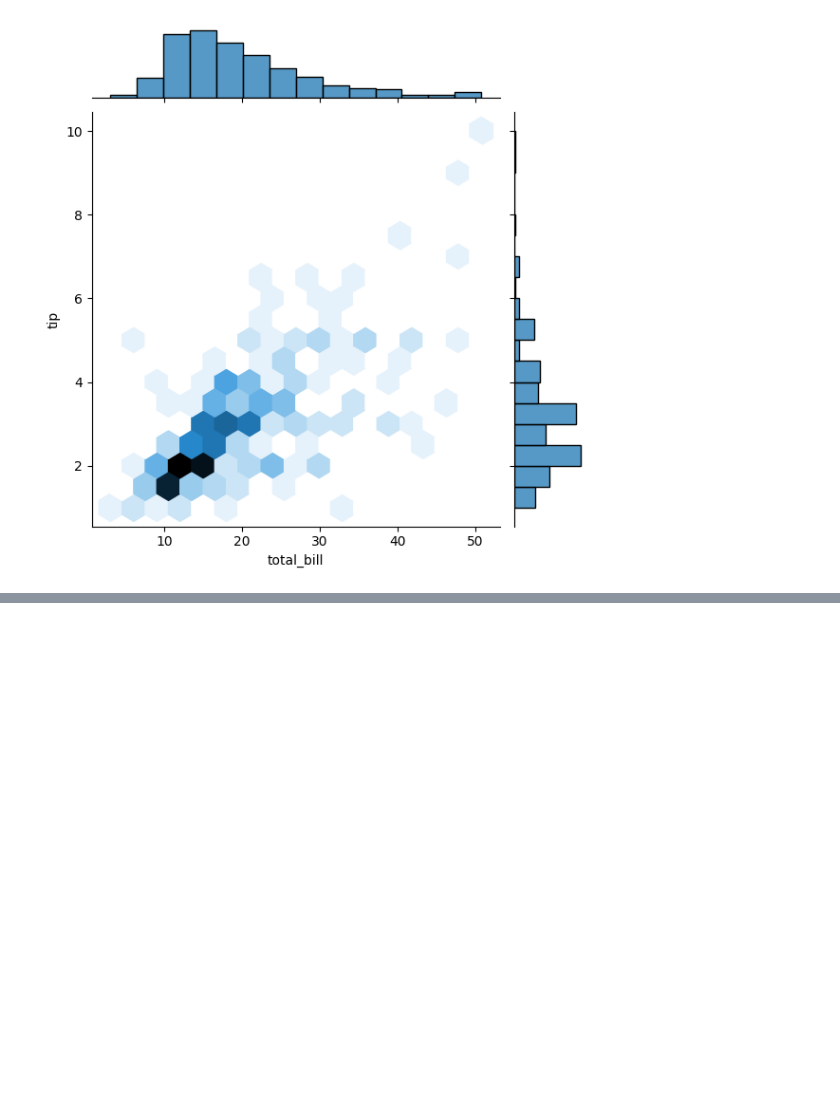
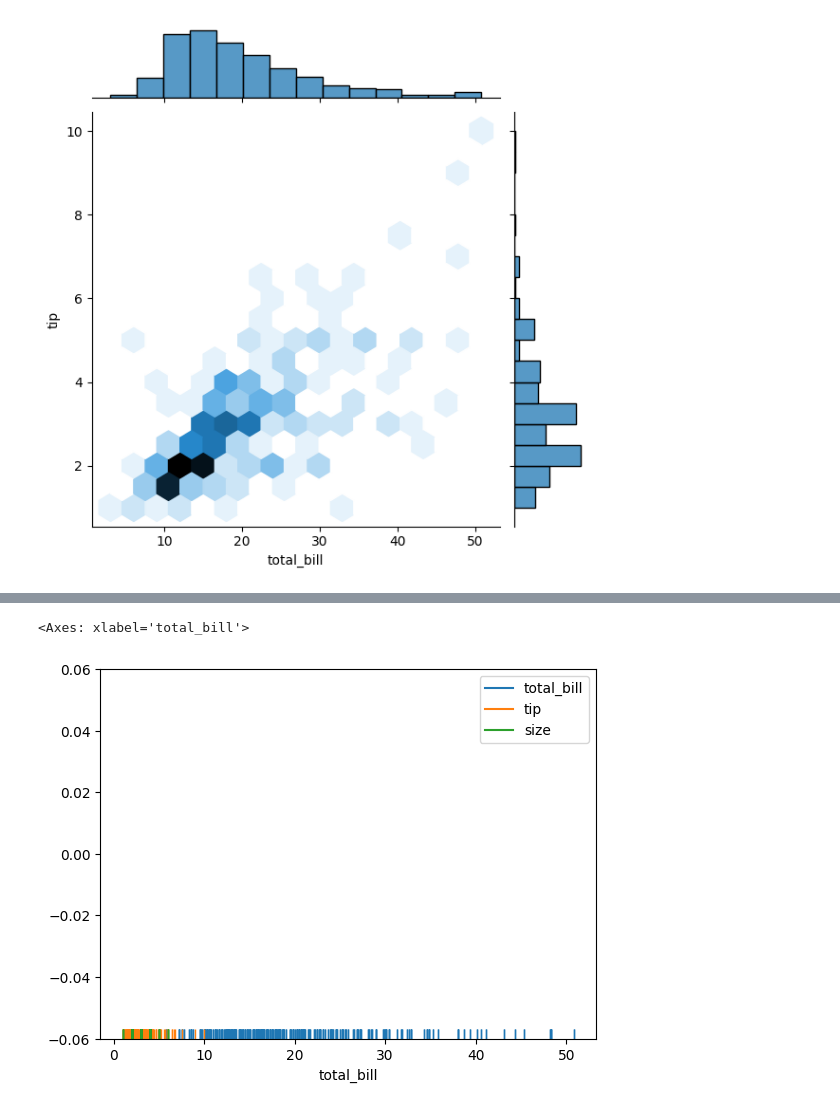
Before and after one commit to ayushd150/mllearnings, a Jupyter notebook: matplotlib/distributionplot.ipynb, the cells around one changed output, grey strips where cells are left out. Saved outputs shown, nothing was run; the diff lists cells and outputs as text; code cells hidden in the pictures; blank space fills up the shorter version.

```diff
--- a/matplotlib/distributionplot.ipynb
+++ b/matplotlib/distributionplot.ipynb
@@ -39,0 +50,6 @@ sns.jointplot(x='total_bill', y='tip', data=df, kind='hex')
+# %%
+sns.rugplot(df['total_bill'])
+sns.rugplot(df)
+# %% [output]
+<Axes: xlabel='total_bill'>
+[figure, added]
```
Also changed, not shown: parts of 3 cells of this notebook, 2 other files.
